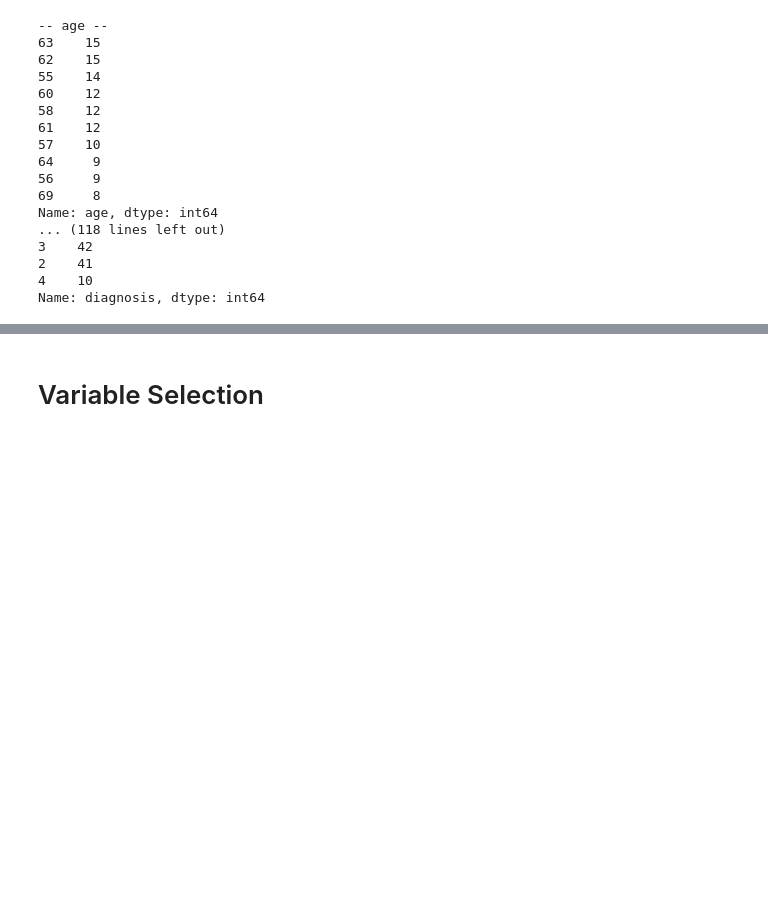
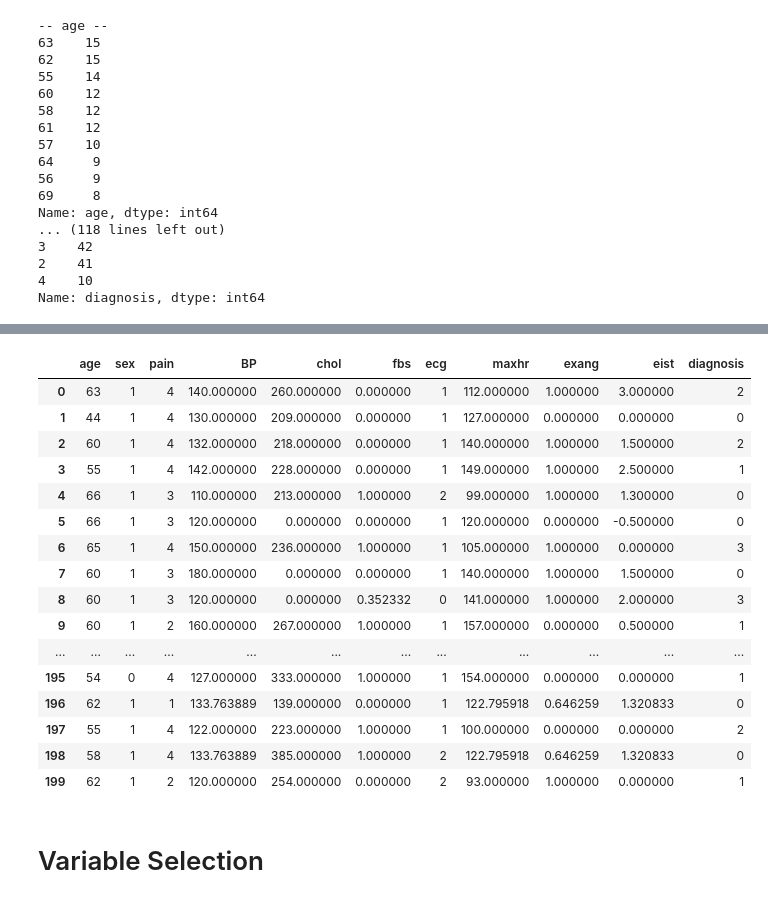
Before and after one commit to Jakearns95/heart-disease, a Jupyter notebook: Heart_Disease_Analysis.ipynb, the cells around one changed output, grey strips where cells are left out. Cells and saved outputs as stored; diff of their text form; code cells hidden in the pictures; blank space fills up the shorter version.

```diff
--- a/Heart_Disease_Analysis.ipynb
+++ b/Heart_Disease_Analysis.ipynb
@@ -125,6 +99,28 @@ va_df
 # %%
 #dropped due to missing data (75% + missing)
 va_df = va_df.drop(['thal','vessels','slope'], axis = 1)
+# %%
+#Fill na values with mean of the column
+va_df_filled = va_df.fillna(va_df.mean())
+va_df_filled
+# %% [output]
+|  | age | sex | pain | BP | chol | fbs | ecg | maxhr | exang | eist | diagnosis |
+| 0 | 63 | 1 | 4 | 140.000000 | 260.000000 | 0.000000 | 1 | 112.000000 | 1.000000 | 3.000000 | 2 |
+| 1 | 44 | 1 | 4 | 130.000000 | 209.000000 | 0.000000 | 1 | 127.000000 | 0.000000 | 0.000000 | 0 |
+| 2 | 60 | 1 | 4 | 132.000000 | 218.000000 | 0.000000 | 1 | 140.000000 | 1.000000 | 1.500000 | 2 |
+| 3 | 55 | 1 | 4 | 142.000000 | 228.000000 | 0.000000 | 1 | 149.000000 | 1.000000 | 2.500000 | 1 |
+| 4 | 66 | 1 | 3 | 110.000000 | 213.000000 | 1.000000 | 2 | 99.000000 | 1.000000 | 1.300000 | 0 |
+| 5 | 66 | 1 | 3 | 120.000000 | 0.000000 | 0.000000 | 1 | 120.000000 | 0.000000 | -0.500000 | 0 |
+| 6 | 65 | 1 | 4 | 150.000000 | 236.000000 | 1.000000 | 1 | 105.000000 | 1.000000 | 0.000000 | 3 |
+| 7 | 60 | 1 | 3 | 180.000000 | 0.000000 | 0.000000 | 1 | 140.000000 | 1.000000 | 1.500000 | 0 |
+| 8 | 60 | 1 | 3 | 120.000000 | 0.000000 | 0.352332 | 0 | 141.000000 | 1.000000 | 2.000000 | 3 |
+| 9 | 60 | 1 | 2 | 160.000000 | 267.000000 | 1.000000 | 1 | 157.000000 | 0.000000 | 0.500000 | 1 |
+| ... | ... | ... | ... | ... | ... | ... | ... | ... | ... | ... | ... |
+| 195 | 54 | 0 | 4 | 127.000000 | 333.000000 | 1.000000 | 1 | 154.000000 | 0.000000 | 0.000000 | 1 |
+| 196 | 62 | 1 | 1 | 133.763889 | 139.000000 | 0.000000 | 1 | 122.795918 | 0.646259 | 1.320833 | 0 |
+| 197 | 55 | 1 | 4 | 122.000000 | 223.000000 | 1.000000 | 1 | 100.000000 | 0.000000 | 0.000000 | 2 |
+| 198 | 58 | 1 | 4 | 133.763889 | 385.000000 | 1.000000 | 2 | 122.795918 | 0.646259 | 1.320833 | 0 |
+| 199 | 62 | 1 | 2 | 120.000000 | 254.000000 | 0.000000 | 2 | 93.000000 | 1.000000 | 0.000000 | 1 |
 # %% [markdown]
 # Variable Selection
 # %%
```
Also changed, not shown: parts of 18 cells of this notebook, 1 other file.
